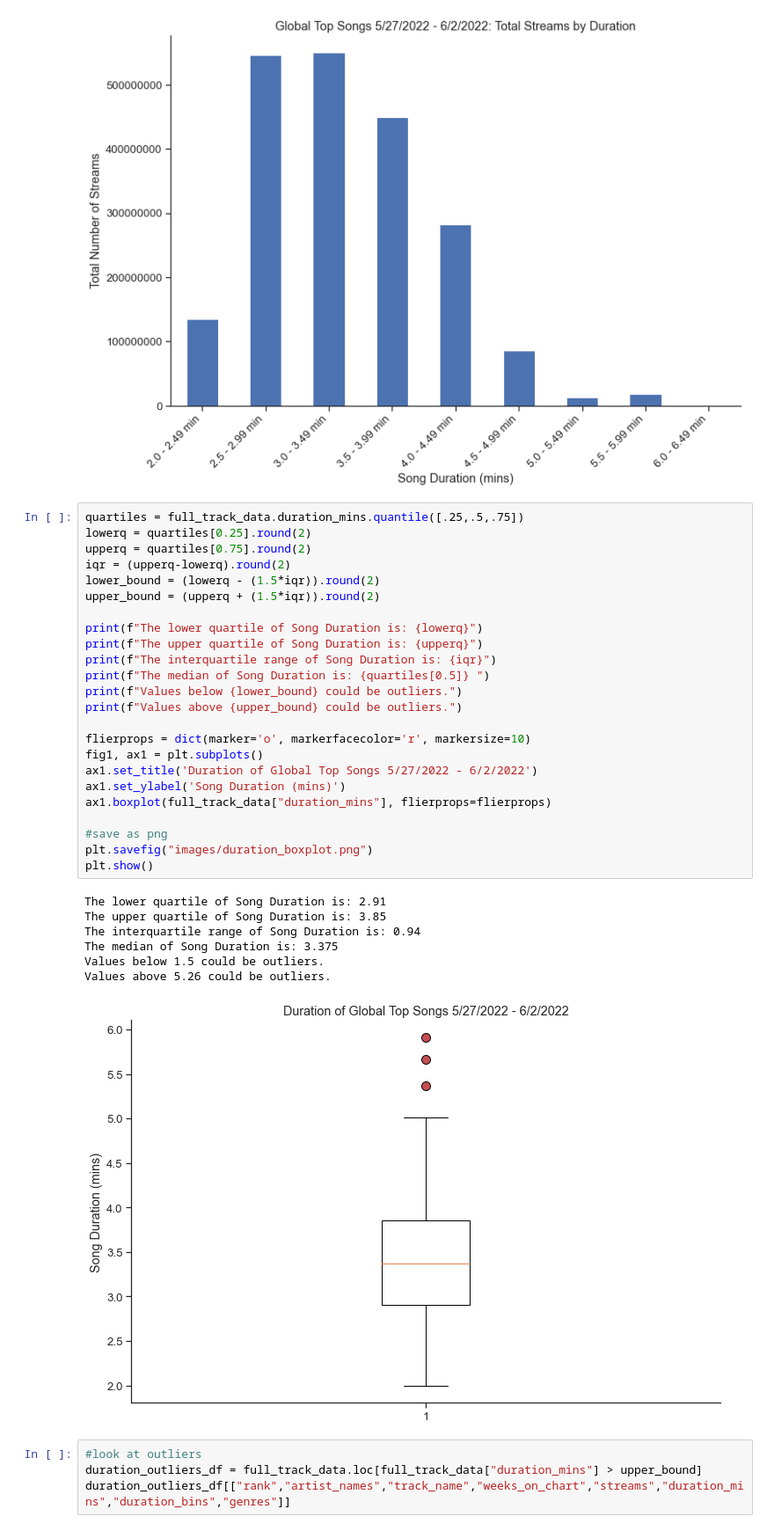
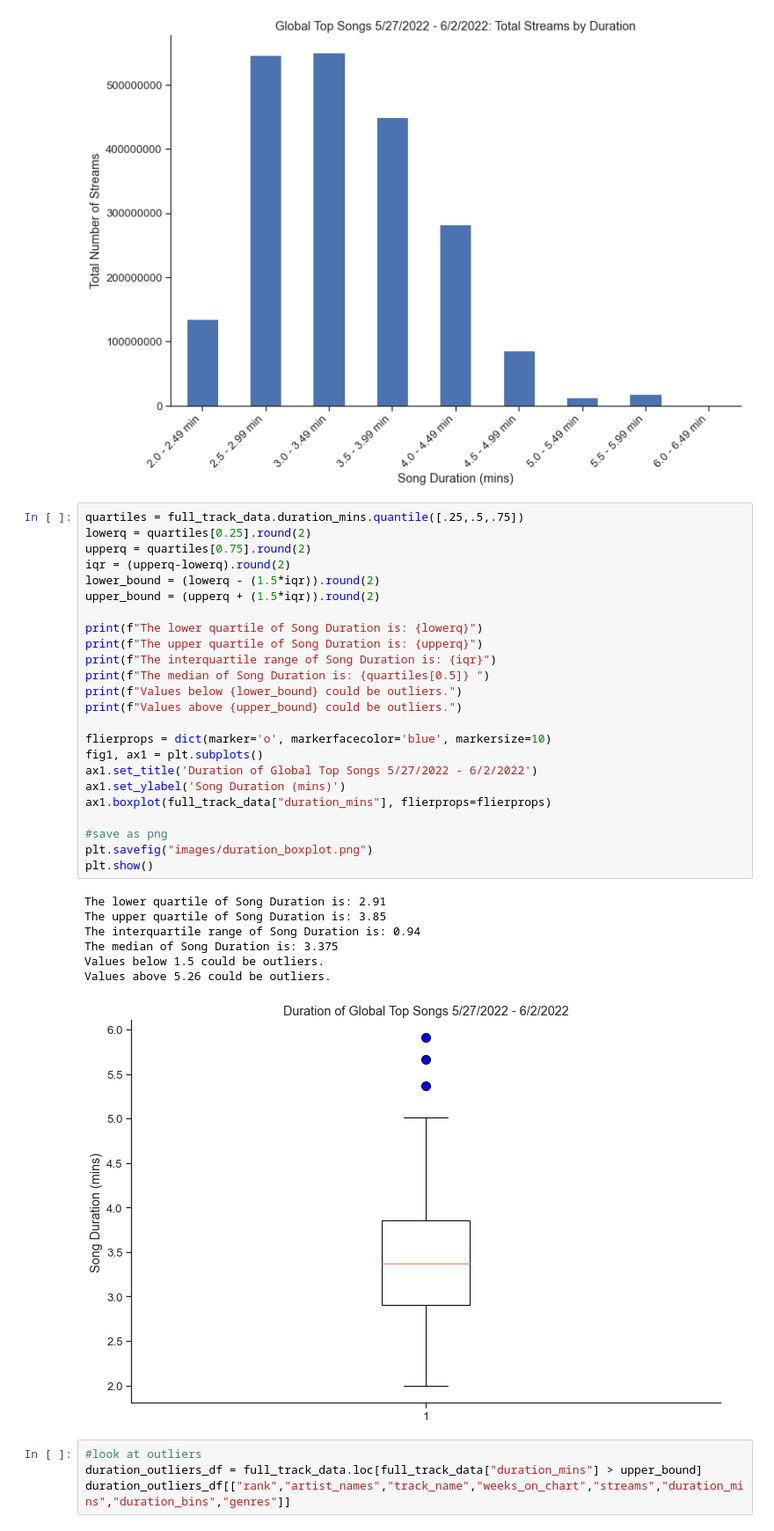
Before and after one commit to mbruns13/project_1_spotify, a Jupyter notebook: song_duration.ipynb, the cells around one changed output. Shown at 88% size. Drawn from its saved outputs; the diff is of its cells as text.

```diff
--- a/song_duration.ipynb
+++ b/song_duration.ipynb
@@ -293,35 +293,35 @@ plt.show()
 # %%
 quartiles = full_track_data.duration_mins.quantile([.25,.5,.75])
 lowerq = quartiles[0.25].round(2)
 upperq = quartiles[0.75].round(2)
 iqr = (upperq-lowerq).round(2)
 lower_bound = (lowerq - (1.5*iqr)).round(2)
 upper_bound = (upperq + (1.5*iqr)).round(2)
 
 print(f"The lower quartile of Song Duration is: {lowerq}")
 print(f"The upper quartile of Song Duration is: {upperq}")
 print(f"The interquartile range of Song Duration is: {iqr}")
 print(f"The median of Song Duration is: {quartiles[0.5]} ")
 print(f"Values below {lower_bound} could be outliers.")
 print(f"Values above {upper_bound} could be outliers.")
 
-flierprops = dict(marker='o', markerfacecolor='r', markersize=10)
+flierprops = dict(marker='o', markerfacecolor='blue', markersize=10)
 fig1, ax1 = plt.subplots()
 ax1.set_title('Duration of Global Top Songs 5/27/2022 - 6/2/2022')
 ax1.set_ylabel('Song Duration (mins)')
 ax1.boxplot(full_track_data["duration_mins"], flierprops=flierprops)
 
 #save as png
 plt.savefig("images/duration_boxplot.png")
 plt.show()
 # %% [output]
 The lower quartile of Song Duration is: 2.91
 The upper quartile of Song Duration is: 3.85
 The interquartile range of Song Duration is: 0.94
 The median of Song Duration is: 3.375
 Values below 1.5 could be outliers.
 Values above 5.26 could be outliers.
-[figure, old version]
+[figure, new version]
 # %%
 #look at outliers
 duration_outliers_df = full_track_data.loc[full_track_data["duration_mins"] > upper_bound]
```
Also changed, not shown: parts of 4 cells of this notebook, 5 other files.
